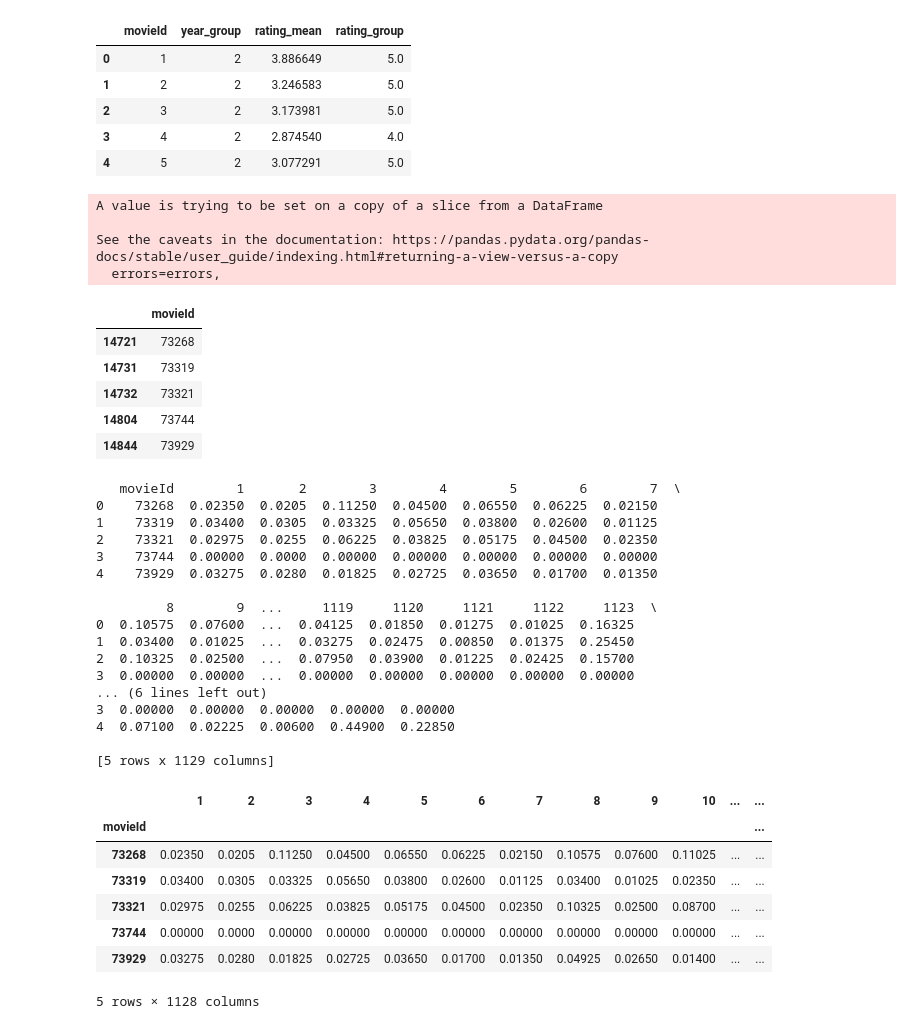
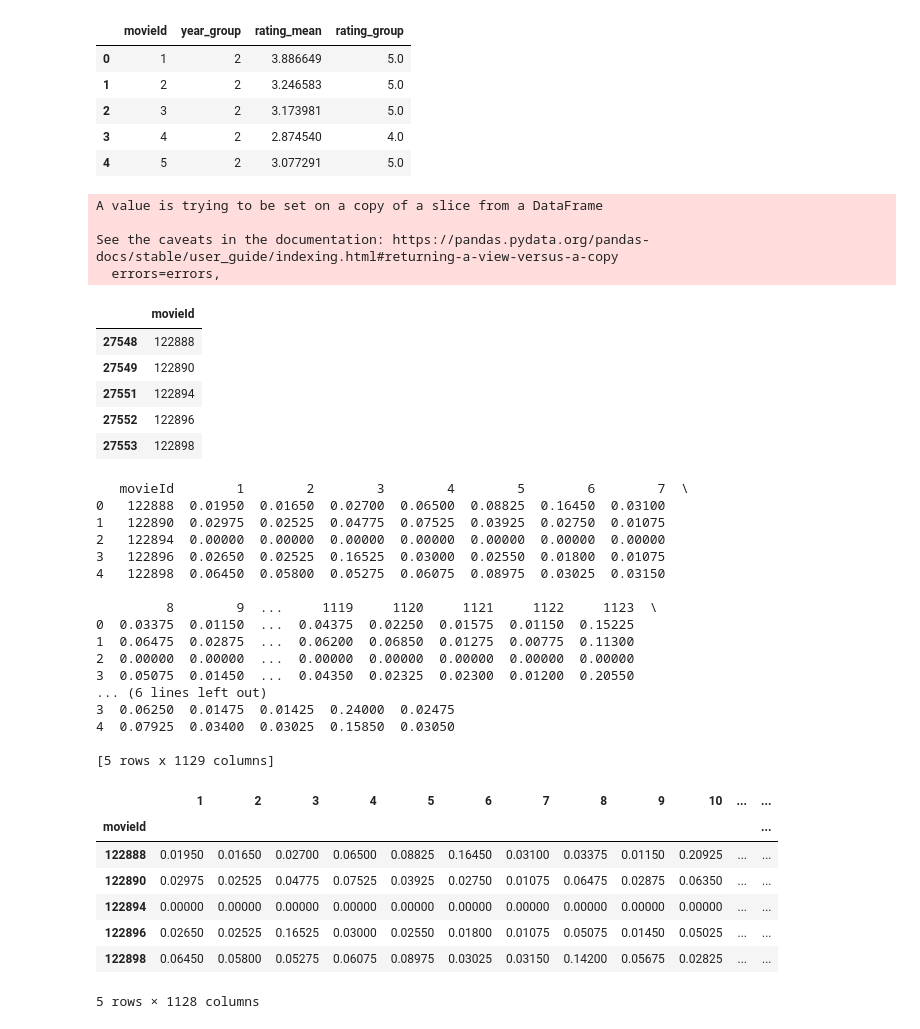
Before and after one commit to glatrofa/movie_recommendation, a Jupyter notebook: compute_recommendation.ipynb, the cells around one changed output. Saved outputs shown, nothing was run; the diff lists cells and outputs as text; code cells hidden in the pictures.

Commit message:
reduced movie dataset size, changed dataset folders and deleted unwanted volumn in saved datasets

```diff
--- a/compute_recommendation.ipynb
+++ b/compute_recommendation.ipynb
@@ -6,9 +6,9 @@ import datetime
 from collections import Counter
 from sklearn.metrics.pairwise import cosine_similarity
 
-genome_scores_data = pd.read_csv('./data/genome-scores.csv')
-movies_data = pd.read_csv('./data/movies.csv')
-ratings_data = pd.read_csv('./data/ratings.csv')
+genome_scores_data = pd.read_csv('./data/movielens/genome-scores.csv')
+movies_data = pd.read_csv('./data/movielens/movies.csv')
+ratings_data = pd.read_csv('./data/movielens/ratings.csv')
 # %%
 genome_scores_data.head()
 # %% [output]
@@ -117,7 +117,7 @@ def set_year(title):
     else: return 1800
 
 
-movies = pd.read_csv('./data/movies.csv')
+movies = pd.read_csv('./data/movielens/movies.csv')
 
 movies = movies_data.drop('genres', axis = 1)
 
@@ -133,13 +133,14 @@ movies.head()
 | 4 | 5 | Father of the Bride Part II (1995) | 1995 |
 # %%
 def set_year_group(year):
-    '''Groups the years through 0-5.'''
+    '''Groups the years through 0-6.'''
     if (year < 1900): return 0
     elif (1900 <= year <= 1975): return 1
     elif (1976 <= year <= 1995): return 2
     elif (1996 <= year <= 2003): return 3
     elif (2004 <= year <= 2009): return 4
-    elif (2010 <= year): return 5
+    elif (2005 <= year <= 2015): return 5
+    elif (2016 <= year): return 6
     else: return 0
 
 movies['year_group'] = movies.apply(lambda x: set_year_group(x['year']), axis=1)
@@ -191,20 +192,20 @@ mov_rating_df.head()
 # %%
 # deletes all movies with year <= 2003 due to memory limit
 
 # print(mov_rating_df.head())
-rm_index = mov_rating_df[mov_rating_df['year_group'] > 4]
+rm_index = mov_rating_df[mov_rating_df['year_group'] > 5]
 rm_index.drop(['year_group','rating_mean','rating_group'], axis = 1, inplace=True)
 rm_index.head()
 # %% [output]
 A value is trying to be set on a copy of a slice from a DataFrame
 
 See the caveats in the documentation: https://pandas.pydata.org/pandas-docs/stable/user_guide/indexing.html#returning-a-view-versus-a-copy
   errors=errors,
 |  | movieId |
-| 14721 | 73268 |
-| 14731 | 73319 |
-| 14732 | 73321 |
-| 14804 | 73744 |
-| 14844 | 73929 |
+| 27548 | 122888 |
+| 27549 | 122890 |
+| 27551 | 122894 |
+| 27552 | 122896 |
+| 27553 | 122898 |
 # %%
 movies_data = movies_data.merge(rm_index, left_on='movieId', right_on='movieId', how='right')
@@ -215,30 +216,30 @@ print(mov_tag_df.head())
 mov_tag_df = mov_tag_df.set_index('movieId')
 mov_tag_df.head()
 # %% [output]
-   movieId        1       2        3        4        5        6        7  \
-0    73268  0.02350  0.0205  0.11250  0.04500  0.06550  0.06225  0.02150
-1    73319  0.03400  0.0305  0.03325  0.05650  0.03800  0.02600  0.01125
-2    73321  0.02975  0.0255  0.06225  0.03825  0.05175  0.04500  0.02350
-3    73744  0.00000  0.0000  0.00000  0.00000  0.00000  0.00000  0.00000
-4    73929  0.03275  0.0280  0.01825  0.02725  0.03650  0.01700  0.01350
+   movieId        1        2        3        4        5        6        7  \
+0   122888  0.01950  0.01650  0.02700  0.06500  0.08825  0.16450  0.03100
+1   122890  0.02975  0.02525  0.04775  0.07525  0.03925  0.02750  0.01075
+2   122894  0.00000  0.00000  0.00000  0.00000  0.00000  0.00000  0.00000
+3   122896  0.02650  0.02525  0.16525  0.03000  0.02550  0.01800  0.01075
+4   122898  0.06450  0.05800  0.05275  0.06075  0.08975  0.03025  0.03150
 
          8        9  ...     1119     1120     1121     1122     1123  \
-0  0.10575  0.07600  ...  0.04125  0.01850  0.01275  0.01025  0.16325
-1  0.03400  0.01025  ...  0.03275  0.02475  0.00850  0.01375  0.25450
-2  0.10325  0.02500  ...  0.07950  0.03900  0.01225  0.02425  0.15700
-3  0.00000  0.00000  ...  0.00000  0.00000  0.00000  0.00000  0.00000
+0  0.03375  0.01150  ...  0.04375  0.02250  0.01575  0.01150  0.15225
+1  0.06475  0.02875  ...  0.06200  0.06850  0.01275  0.00775  0.11300
+2  0.00000  0.00000  ...  0.00000  0.00000  0.00000  0.00000  0.00000
+3  0.05075  0.01450  ...  0.04350  0.02325  0.02300  0.01200  0.20550
 ... (6 lines left out)
-3  0.00000  0.00000  0.00000  0.00000  0.00000
-4  0.07100  0.02225  0.00600  0.44900  0.22850
+3  0.06250  0.01475  0.01425  0.24000  0.02475
+4  0.07925  0.03400  0.03025  0.15850  0.03050
 
 [5 rows x 1129 columns]
 |  | 1 | 2 | 3 | 4 | 5 | 6 | 7 | 8 | 9 | 10 | ... | ... |
 | movieId |  |  |  |  |  |  |  |  |  |  |  | ... |
-| 73268 | 0.02350 | 0.0205 | 0.11250 | 0.04500 | 0.06550 | 0.06225 | 0.02150 | 0.10575 | 0.07600 | 0.11025 | ... | ... |
-| 73319 | 0.03400 | 0.0305 | 0.03325 | 0.05650 | 0.03800 | 0.02600 | 0.01125 | 0.03400 | 0.01025 | 0.02350 | ... | ... |
-| 73321 | 0.02975 | 0.0255 | 0.06225 | 0.03825 | 0.05175 | 0.04500 | 0.02350 | 0.10325 | 0.02500 | 0.08700 | ... | ... |
-| 73744 | 0.00000 | 0.0000 | 0.00000 | 0.00000 | 0.00000 | 0.00000 | 0.00000 | 0.00000 | 0.00000 | 0.00000 | ... | ... |
-| 73929 | 0.03275 | 0.0280 | 0.01825 | 0.02725 | 0.03650 | 0.01700 | 0.01350 | 0.04925 | 0.02650 | 0.01400 | ... | ... |
+| 122888 | 0.01950 | 0.01650 | 0.02700 | 0.06500 | 0.08825 | 0.16450 | 0.03100 | 0.03375 | 0.01150 | 0.20925 | ... | ... |
+| 122890 | 0.02975 | 0.02525 | 0.04775 | 0.07525 | 0.03925 | 0.02750 | 0.01075 | 0.06475 | 0.02875 | 0.06350 | ... | ... |
+| 122894 | 0.00000 | 0.00000 | 0.00000 | 0.00000 | 0.00000 | 0.00000 | 0.00000 | 0.00000 | 0.00000 | 0.00000 | ... | ... |
+| 122896 | 0.02650 | 0.02525 | 0.16525 | 0.03000 | 0.02550 | 0.01800 | 0.01075 | 0.05075 | 0.01450 | 0.05025 | ... | ... |
+| 122898 | 0.06450 | 0.05800 | 0.05275 | 0.06075 | 0.08975 | 0.03025 | 0.03150 | 0.14200 | 0.05675 | 0.02825 | ... | ... |
 5 rows × 1128 columns
 # %%
 mov_genres_df = mov_genres_df.merge(rm_index, left_on='movieId', right_on='movieId', how='right')
```
Also changed, not shown: parts of 10 cells of this notebook.
